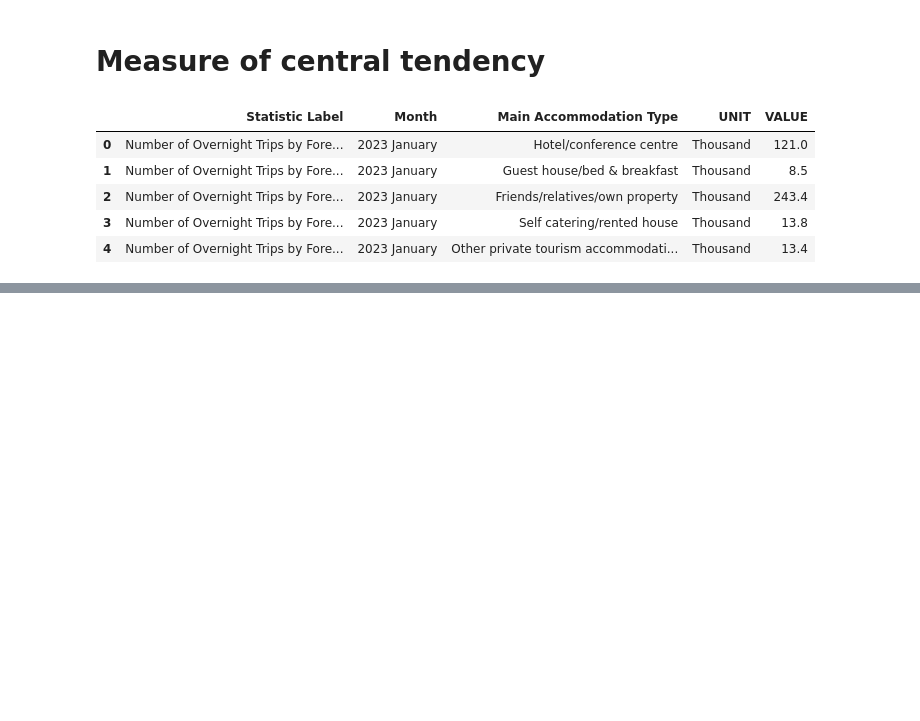
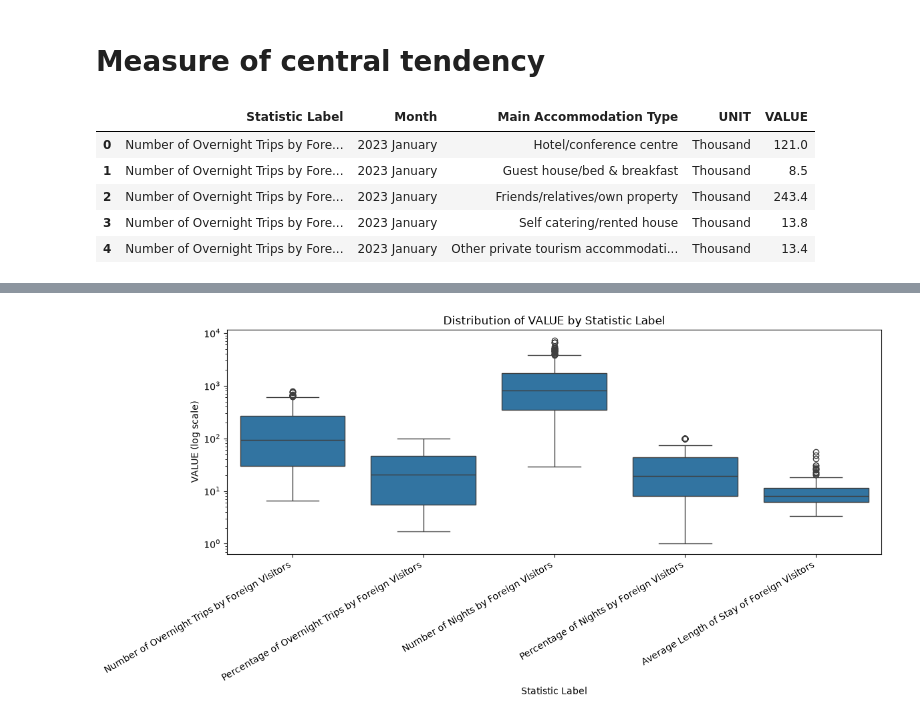
Before and after one commit to 2026628-design/AssignTourism, a Jupyter notebook: TourismD.ipynb, the cells around one changed output, grey strips where cells are left out. Saved outputs shown, nothing was run; the diff lists cells and outputs as text; code cells hidden in the pictures; blank space fills up the shorter version.

```diff
--- a/TourismDieg.ipynb
+++ b/TourismD.ipynb
@@ -224,0 +327,12 @@ tourism.head()
+# %%
+# I am using seaborn as it separates statistic labels by metrics, which i have 5 diferents
+plt.figure(figsize=(12, 6))
+sns.boxplot(data=tourism, x='Statistic Label', y='VALUE')
+plt.yscale('log') #this is to change the dimension to have similar for every metric
+plt.xticks(rotation=30, ha='right')
+plt.title('Distribution of VALUE by Statistic Label')
+plt.ylabel('VALUE (log scale)')
+plt.tight_layout()
+plt.show()
+# %% [output]
+[figure, added]
```
Also changed, not shown: parts of 31 cells of this notebook.
